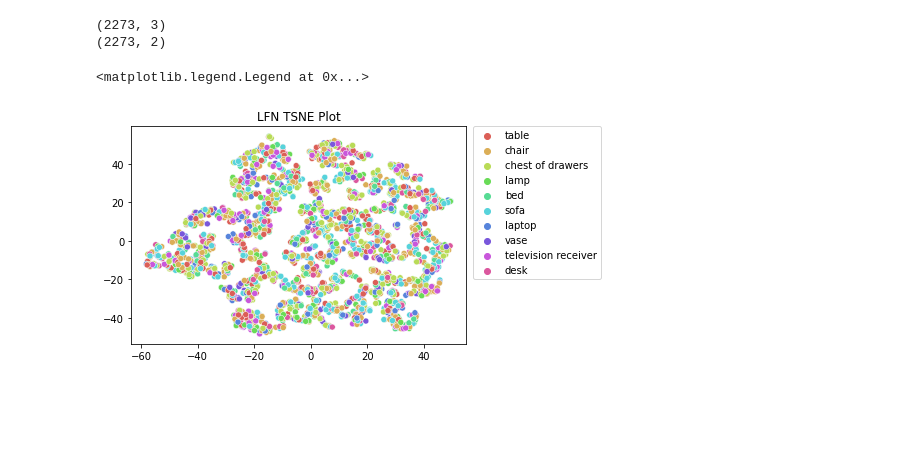
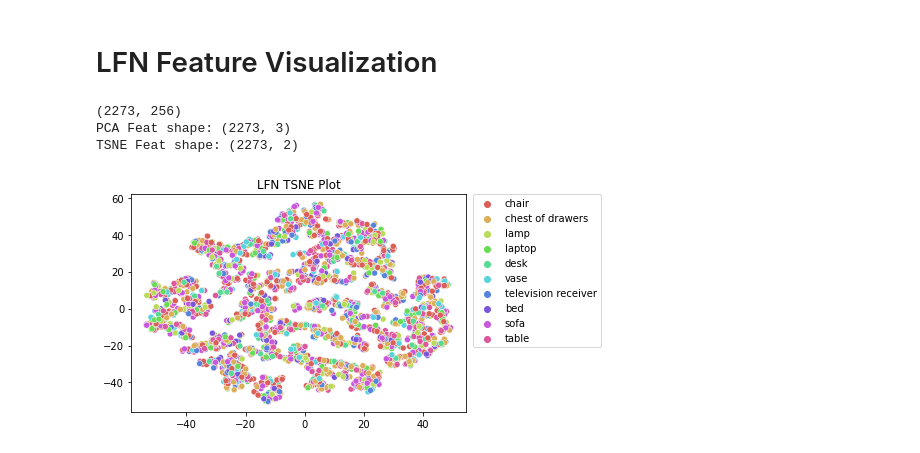
Before and after one commit to rcorona/magic_snare, a Jupyter notebook: vlg/snare-master/latent_tsne.ipynb, the cells around one changed output. Drawn from its saved outputs; the diff is of its cells as text; code cells hidden in the pictures; blank space fills up the shorter version.

```diff
--- a/vlg/snare-master/latent_tsne.ipynb
+++ b/vlg/snare-master/latent_tsne.ipynb
@@ -98,21 +159,44 @@ print(final_feats.shape)
 # %%
 # Reduce dimensionality with PCA.
-pca_feats = PCA(n_components=3).fit_transform(final_feats)
-print('PCA Feat shape: {}'.format(pca_feats.shape))
+def gen_tsne_feats(final_feats):
+    pca_feats = PCA(n_components=3).fit_transform(final_feats)
+    print('PCA Feat shape: {}'.format(pca_feats.shape))
 
-# Compute TSNE features.
-tsne_feats = TSNE(n_components=2, random_state=0).fit_transform(pca_feats)
-print('TSNE Feat shape: {}'.format(tsne_feats.shape))
+    # Compute TSNE features.
+    tsne_feats = TSNE(n_components=2, random_state=0).fit_transform(pca_feats)
+    print('TSNE Feat shape: {}'.format(tsne_feats.shape))
+
+    return tsne_feats
-# %% [output]
-(2273, 3)
-(2273, 2)
 # %%
-import seaborn as sns
-import matplotlib.pyplot as plt
+def gen_plot(tsne_feats, final_labels, title):
+    import seaborn as sns
+    import matplotlib.pyplot as plt
 
-# Plot the TSNE embeddings.
-sns.scatterplot(x=tsne_feats[:,0], y=tsne_feats[:,1], hue=final_labels, palette=sns.color_palette("hls", 10)).set(title='LFN TSNE Plot')
-plt.legend(bbox_to_anchor=(1.02, 1), loc='upper left', borderaxespad=0)
+    # Plot the TSNE embeddings.
+    sns.scatterplot(x=tsne_feats[:,0], y=tsne_feats[:,1], hue=final_labels, palette=sns.color_palette("hls", 10)).set(title=title)
+    plt.legend(bbox_to_anchor=(1.02, 1), loc='upper left', borderaxespad=0)
-# %% [output]
-<matplotlib.legend.Legend at 0x...>
-[figure, removed]
+# %%
+# Generate list of all ShapeNetSem objects used in SNARE.
+snare_objs = get_snare_objs()
+
+# Generate category labels for TSNE plot.
+synsets, counts = get_plot_labels(snare_objs)
+# %% [markdown]
+# LFN Feature Visualization
+# %%
+# Load LFN features.
+lfn_feats = load_lfn_features(snare_objs)
+
+# Filter features by top 10 most occurring categories.
+final_feats, final_labels = filter_by_top_k(counts, lfn_feats, snare_objs, synsets)
+
+# Generate TSNE features.
+tsne_feats = gen_tsne_feats(final_feats)
+
+# Visualize them.
+gen_plot(tsne_feats, final_labels, title='LFN TSNE Plot')
+# %% [output]
+(2273, 256)
+PCA Feat shape: (2273, 3)
+TSNE Feat shape: (2273, 2)
+[figure, added]
```
Also changed, not shown: parts of 12 cells of this notebook, 2 other files.
